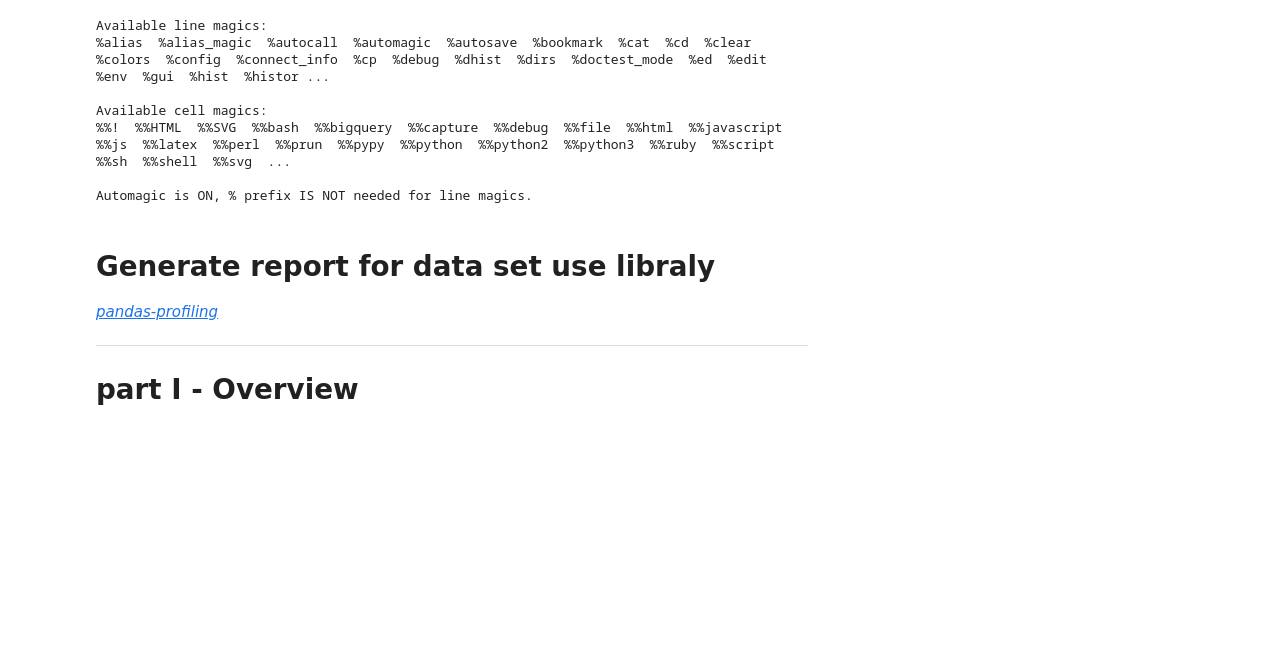
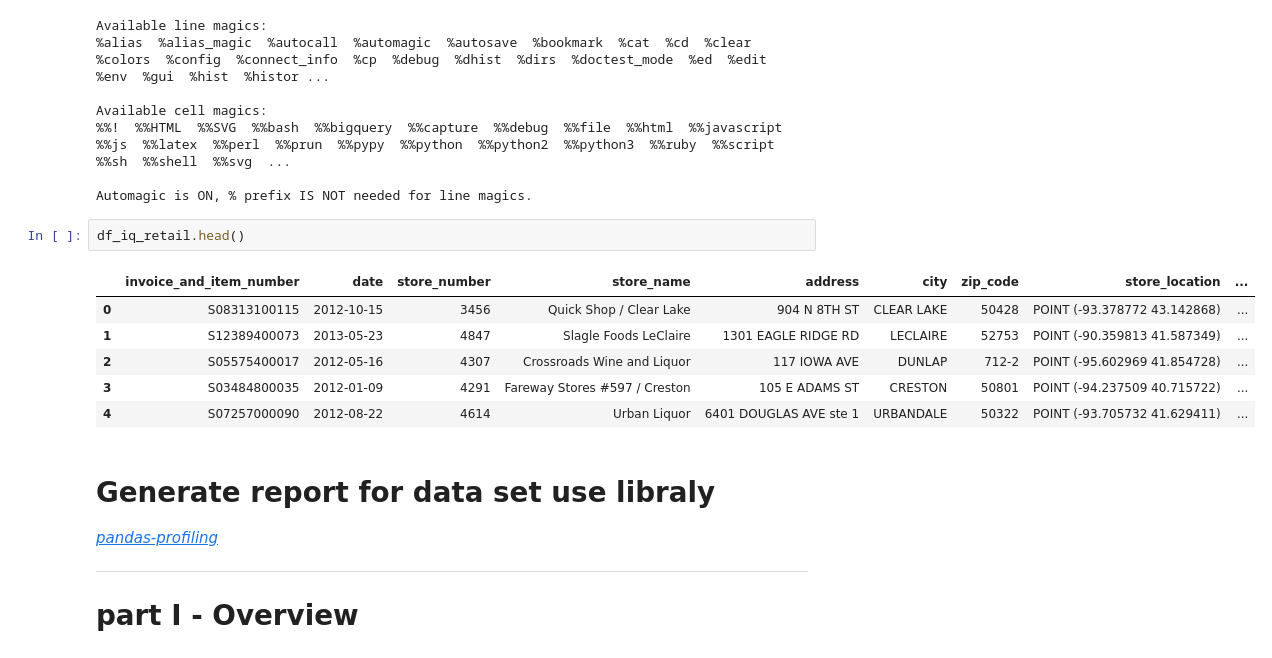
Before and after one commit to nshovkun/GoogleBigQueqy, a Jupyter notebook: start_eda.ipynb, the cells around one changed output. Drawn from its saved outputs; the diff is of its cells as text; blank space fills up the shorter version.

```diff
--- a/start_eda.ipynb
+++ b/start_eda.ipynb
@@ -128,6 +139,15 @@ Available cell magics:
 %%!  %%HTML  %%SVG  %%bash  %%bigquery  %%capture  %%debug  %%file  %%html  %%javascript  %%js  %%latex  %%perl  %%prun  %%pypy  %%python  %%python2  %%python3  %%ruby  %%script  %%sh  %%shell  %%svg  ...
 
 Automagic is ON, % prefix IS NOT needed for line magics.
+# %%
+df_iq_retail.head()
+# %% [output]
+|  | invoice_and_item_number | date | store_number | store_name | address | city | zip_code | store_location | ... |
+| 0 | S08313100115 | 2012-10-15 | 3456 | Quick Shop / Clear Lake | 904 N 8TH ST | CLEAR LAKE | 50428 | POINT (-93.378772 43.142868) | ... |
+| 1 | S12389400073 | 2013-05-23 | 4847 | Slagle Foods LeClaire | 1301 EAGLE RIDGE RD | LECLAIRE | 52753 | POINT (-90.359813 41.587349) | ... |
+| 2 | S05575400017 | 2012-05-16 | 4307 | Crossroads Wine and Liquor | 117 IOWA AVE | DUNLAP | 712-2 | POINT (-95.602969 41.854728) | ... |
+| 3 | S03484800035 | 2012-01-09 | 4291 | Fareway Stores #597 / Creston | 105 E ADAMS ST | CRESTON | 50801 | POINT (-94.237509 40.715722) | ... |
+| 4 | S07257000090 | 2012-08-22 | 4614 | Urban Liquor | 6401 DOUGLAS AVE ste 1 | URBANDALE | 50322 | POINT (-93.705732 41.629411) | ... |
 # %% [markdown]
 # Generate report for data set use libraly
 [*pandas-profiling*](https://github.com/pandas-profiling/pandas-profiling)
```
Also changed, not shown: parts of 21 cells of this notebook.
